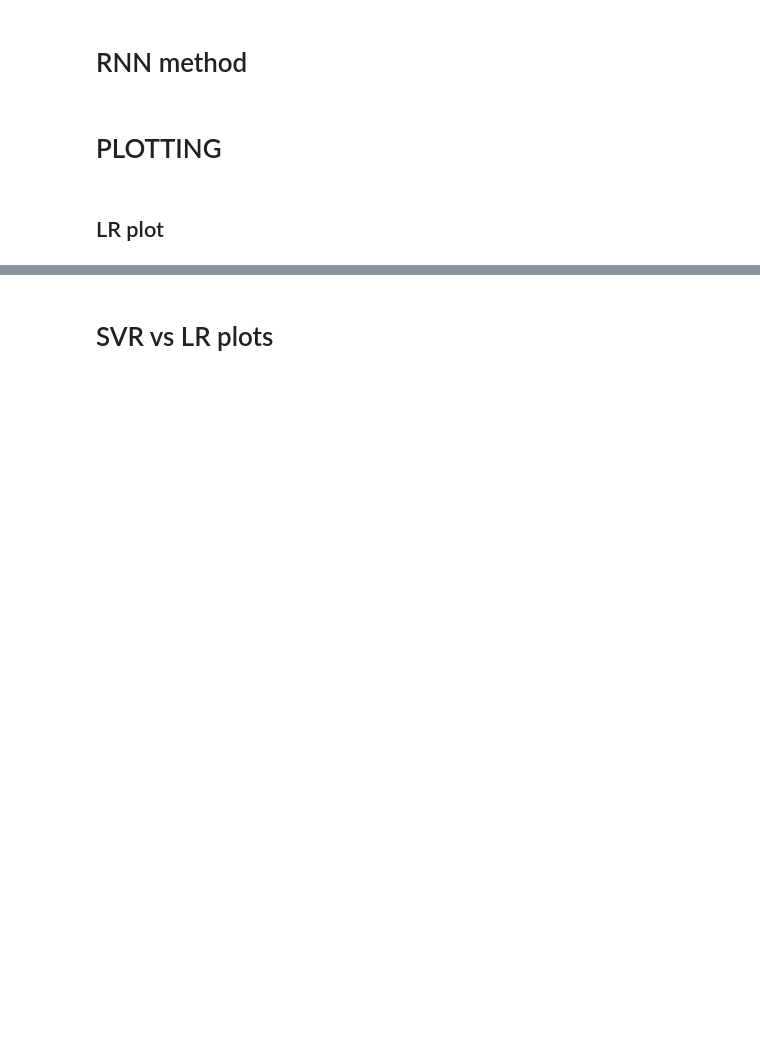
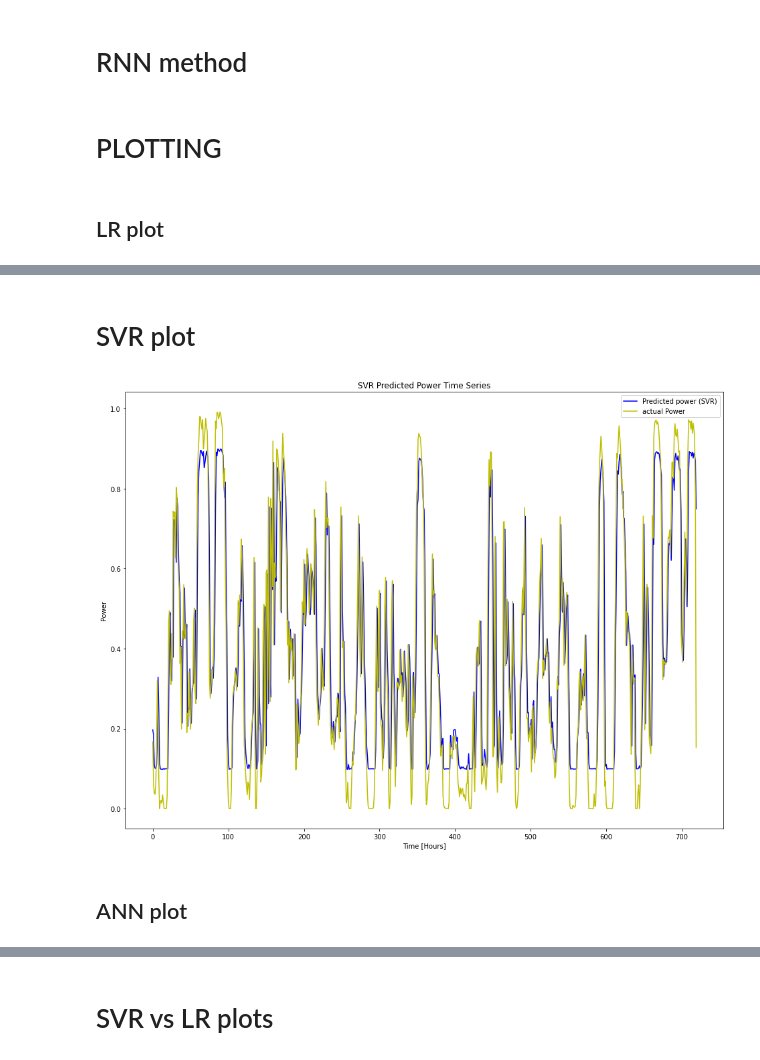
Before and after one commit to andreasdyve/IN5410-assignment2, a Jupyter notebook: oppgave3.ipynb, the cells around one changed output, grey strips where cells are left out. Saved outputs shown, nothing was run; the diff lists cells and outputs as text; code cells hidden in the pictures; blank space fills up the shorter version.

```diff
--- a/oppgave3.ipynb
+++ b/oppgave3.ipynb
@@ -130,0 +154,17 @@ plt.show()
+# %% [markdown]
+# SVR plot
+# %%
+plt.plot(x,y_pred_svr, label = 'Predicted power (SVR)', color = 'b')
+plt.plot(x,y, label = 'actual Power', color = 'y')
+
+plt.xlabel('Time [Hours]')
+plt.ylabel('Power')
+plt.rcParams['figure.figsize'] = [16, 12]
+plt.title('SVR Predicted Power Time Series')
+plt.legend()
+plt.savefig('timeseries_SVR')
+plt.show()
+# %% [output]
+[figure, added]
+# %% [markdown]
+## ANN plot
```
Also changed, not shown: parts of 12 cells of this notebook, 10 other files.
